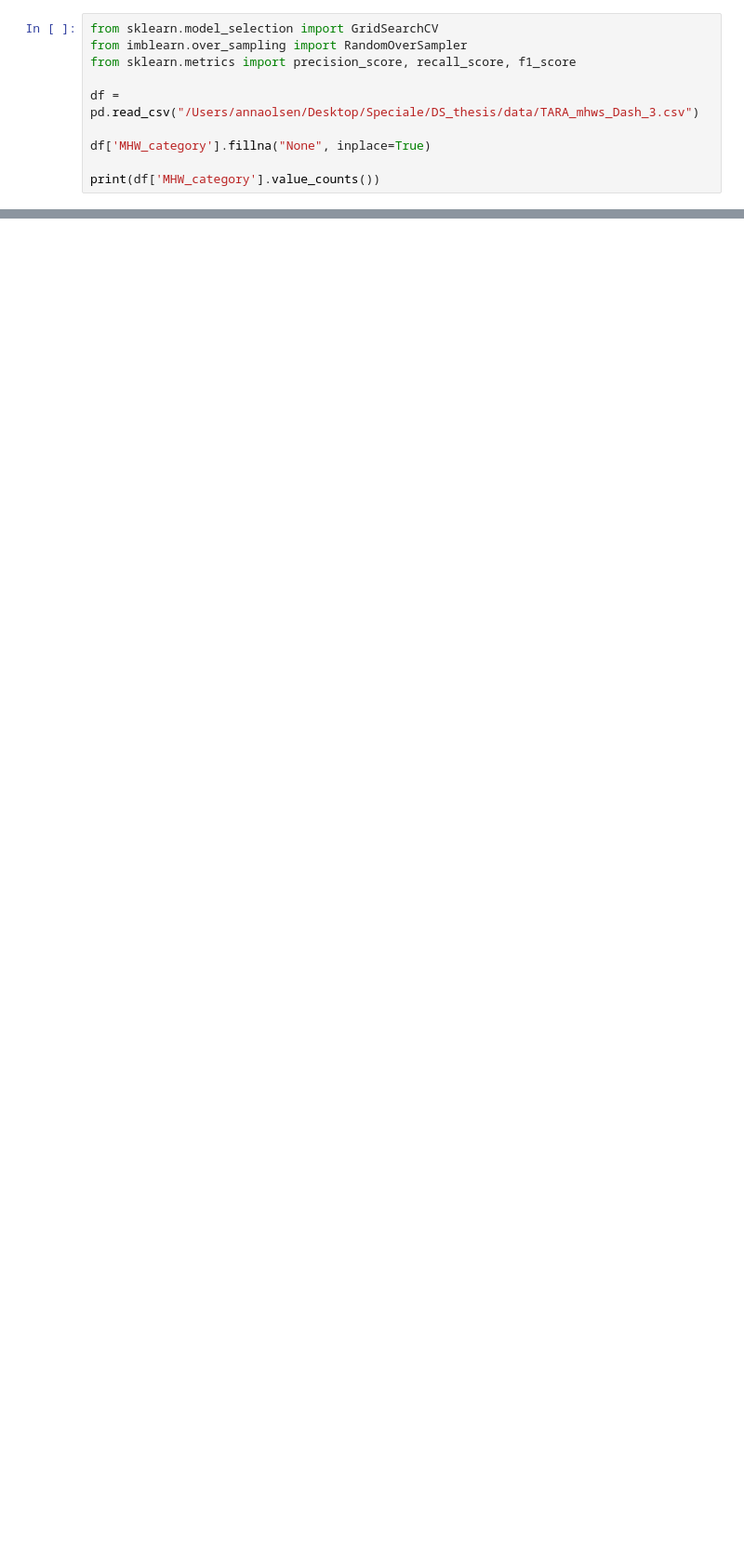
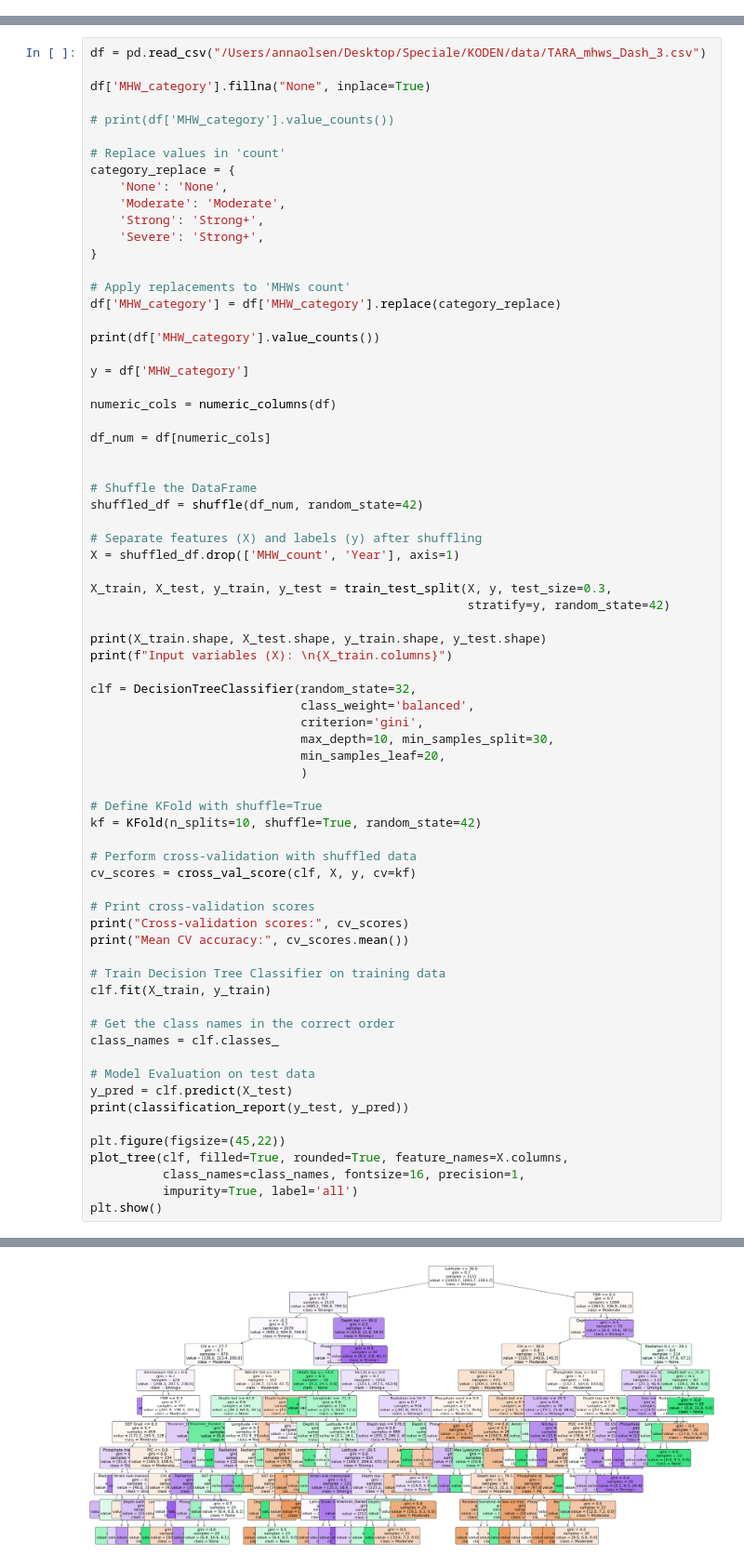
Before and after one commit to nesloanna/DS_thesis, a Jupyter notebook: MachineLearning/classifier_category.ipynb, the cells around one changed output, grey strips where cells are left out. Shown at 93% size. Drawn from its saved outputs; the diff is of its cells as text; blank space fills up the shorter version.

```diff
--- a/MachineLearning/classifier_category.ipynb
+++ b/MachineLearning/classifier_category.ipynb
@@ -424,10 +0,0 @@ Name: 50, dtype: float64
-# %%
-from sklearn.model_selection import GridSearchCV
-from imblearn.over_sampling import RandomOverSampler
-from sklearn.metrics import precision_score, recall_score, f1_score
-
-df = pd.read_csv("/Users/annaolsen/Desktop/Speciale/DS_thesis/data/TARA_mhws_Dash_3.csv")
-
-df['MHW_category'].fillna("None", inplace=True)
-
-print(df['MHW_category'].value_counts())
@@ -827,0 +46,72 @@ print(importance_df[:10])
+# %%
+df = pd.read_csv("/Users/annaolsen/Desktop/Speciale/KODEN/data/TARA_mhws_Dash_3.csv")
+
+df['MHW_category'].fillna("None", inplace=True)
+
+# print(df['MHW_category'].value_counts())
+
+# Replace values in 'count'
+category_replace = {
+    'None': 'None',
+    'Moderate': 'Moderate',
+    'Strong': 'Strong+',
+    'Severe': 'Strong+',
+}
+
+# Apply replacements to 'MHWs count'
+df['MHW_category'] = df['MHW_category'].replace(category_replace)
+
+print(df['MHW_category'].value_counts())
+
+y = df['MHW_category']
+
+numeric_cols = numeric_columns(df)
+
+df_num = df[numeric_cols]
+
+
+# Shuffle the DataFrame
+shuffled_df = shuffle(df_num, random_state=42)
+
+# Separate features (X) and labels (y) after shuffling
+X = shuffled_df.drop(['MHW_count', 'Year'], axis=1)
+
+X_train, X_test, y_train, y_test = train_test_split(X, y, test_size=0.3,
+                                                    stratify=y, random_state=42)
+
+print(X_train.shape, X_test.shape, y_train.shape, y_test.shape)
+print(f"Input variables (X): \n{X_train.columns}")
+
+clf = DecisionTreeClassifier(random_state=32,
+                             class_weight='balanced',
+                             criterion='gini',
+                             max_depth=10, min_samples_split=30,
+                             min_samples_leaf=20,
+                             )
+
+# Define KFold with shuffle=True
+kf = KFold(n_splits=10, shuffle=True, random_state=42)
+
+# Perform cross-validation with shuffled data
+cv_scores = cross_val_score(clf, X, y, cv=kf)
+
+# Print cross-validation scores
+print("Cross-validation scores:", cv_scores)
+print("Mean CV accuracy:", cv_scores.mean())
+
+# Train Decision Tree Classifier on training data
+clf.fit(X_train, y_train)
+
+# Get the class names in the correct order
+class_names = clf.classes_
+
+# Model Evaluation on test data
+y_pred = clf.predict(X_test)
+print(classification_report(y_test, y_pred))
+
+plt.figure(figsize=(45,22))
+plot_tree(clf, filled=True, rounded=True, feature_names=X.columns,
+          class_names=class_names, fontsize=16, precision=1,
+          impurity=True, label='all')
+plt.show()
+# %% [output]
@@ -827,0 +135 @@ print(importance_df[:10])
+[figure, added]
```
Also changed, not shown: parts of 41 cells of this notebook, 1 other file.
